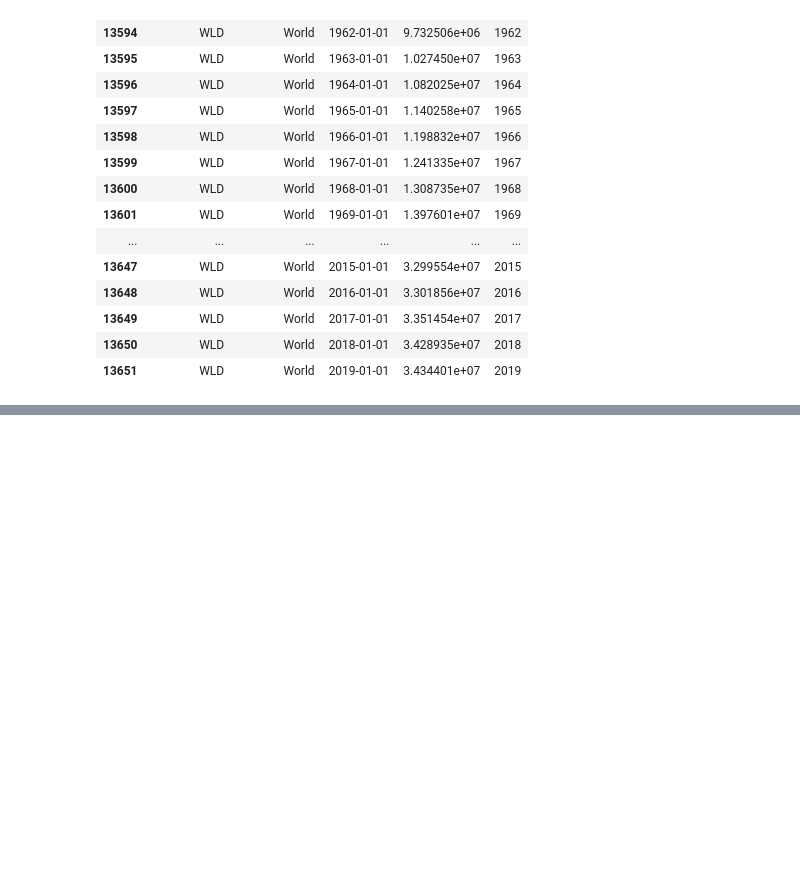
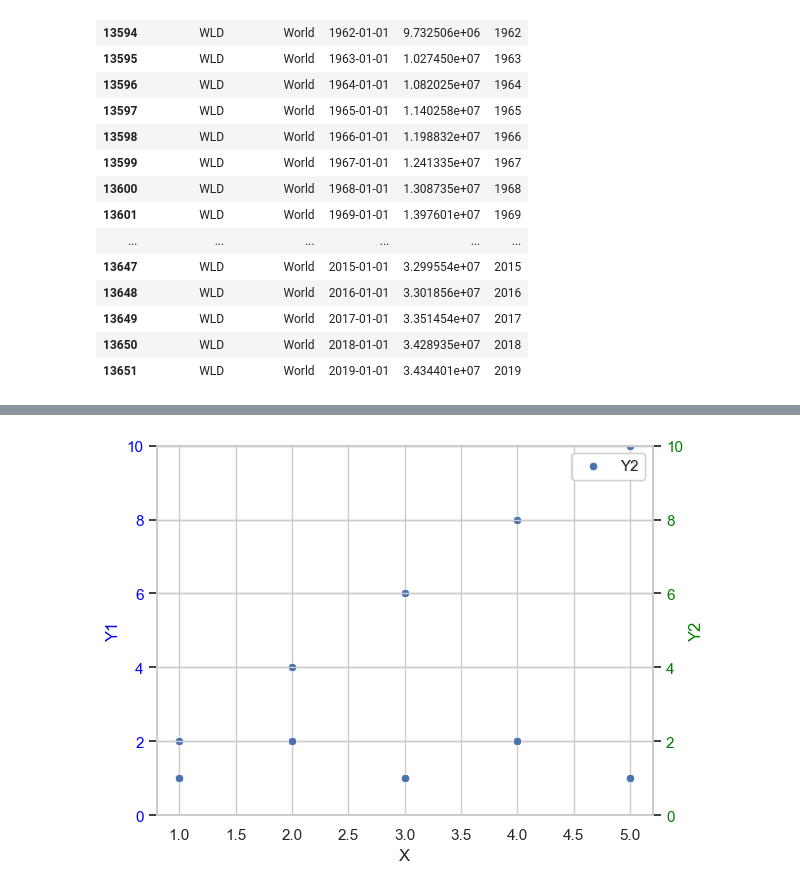
Before and after one commit to PatrickSchuetten/Climate_Change_Data_Exploration, a Jupyter notebook: notebooks/Question1.ipynb, the cells around one changed output, grey strips where cells are left out. Saved outputs shown, nothing was run; the diff lists cells and outputs as text; code cells hidden in the pictures; blank space fills up the shorter version.

```diff
--- a/notebooks/Question1.ipynb
+++ b/notebooks/Question1.ipynb
@@ -186,0 +219,30 @@ sns.lineplot(temp_global, y='land_average_temperature', x='year')
+# %%
+import seaborn as sns
+import matplotlib.pyplot as plt
+# Sample data
+data = {'X': [1, 2, 3, 4, 5],
+        'Y1': [2, 4, 6, 8, 10],
+        'Y2': [1, 2, 1, 2, 1]}
+df = pd.DataFrame(data)
+# Create a Seaborn scatter plot with two y-axes
+fig, ax1 = plt.subplots()
+# Plot the first y-axis
+sns.scatterplot(x='X', y='Y1', label='Y1', data=df, ax=ax1)
+ax1.set_ylabel('Y1', color='blue')
+ax1.tick_params(axis='y', labelcolor='blue')
+# Set the limits of the first y-axis
+ax1.set_ylim(0, 10)
+# Create the second y-axis sharing the same x-axis
+ax2 = ax1.twinx()
+# Plot the second y-axis
+sns.scatterplot(x='X', y='Y2', label='Y2', data=df, ax=ax2)
+ax2.set_ylabel('Y2', color='green')
+ax2.tick_params(axis='y', labelcolor='green')
+# Set the limits of the second y-axis to match the first y-axis
+ax2.set_ylim(0, 10)
+# Display the legend
+plt.legend()
+# Show the plot
+plt.show()
+# %% [output]
+[figure, added]
```
Also changed, not shown: parts of 4 cells of this notebook, 1 other file.
